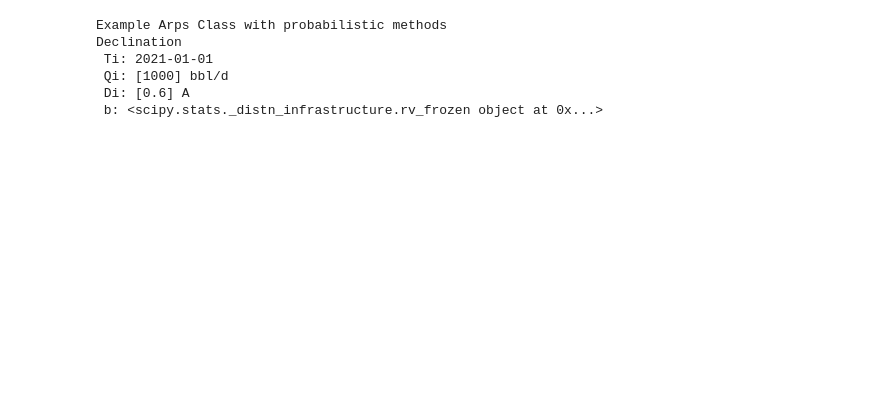
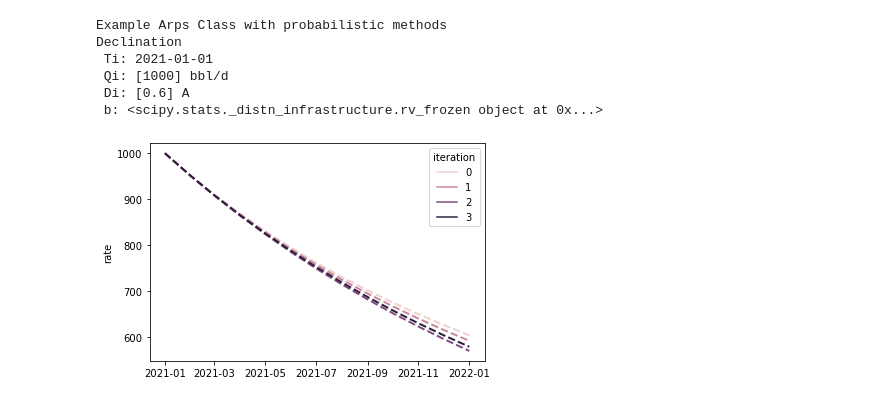
Before and after one commit to scuervo91/dcapy, a Jupyter notebook: examples/Arps_basic_dca.ipynb, the cells around one changed output. Saved outputs shown, nothing was run; the diff lists cells and outputs as text; code cells hidden in the pictures; blank space fills up the shorter version.

```diff
--- a/examples/Arps_basic_dca.ipynb
+++ b/examples/Arps_basic_dca.ipynb
@@ -398,4 +398,6 @@ Declination
  Di: [0.6] A
  b: <scipy.stats._distn_infrastructure.rv_frozen object at 0x...>
 # %%
-dc3.plot(start=date(2021,1,1), end=date(2022,1,1), n=8)
+dc3.plot(start=date(2021,1,1), end=date(2022,1,1), n=4)
+# %% [output]
+[figure, added]
```
Also changed, not shown: parts of 3 cells of this notebook, 1 other file.
